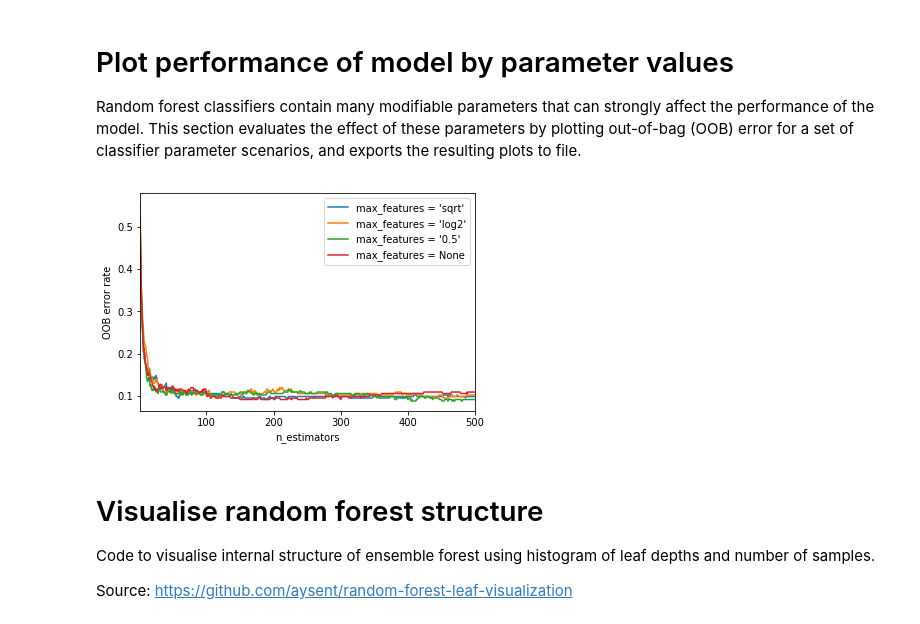
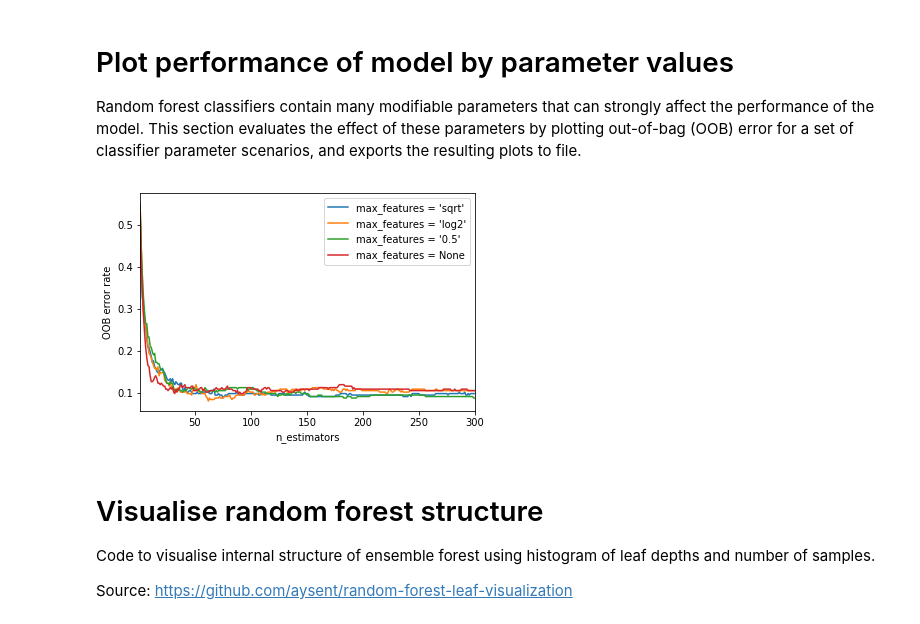
Before and after one commit to ML-MachineLearning/randomforest-GA, a Jupyter notebook: random_forest.ipynb, the cells around one changed output. Cells and saved outputs as stored; diff of their text form; code cells hidden in the pictures.

```diff
--- a/random_forest.ipynb
+++ b/random_forest.ipynb
@@ -691,9 +713,9 @@ classifier_scenario = [("max_features = 'sqrt'",
                                                oob_score = True,
                                                max_features = "sqrt")),
                        ("max_features = 'log2'",
-                      RandomForestClassifier(warm_start = True,
-                                             oob_score = True,
-                                             max_features = "log2")),
+                        RandomForestClassifier(warm_start = True,
+                                               oob_score = True,
+                                               max_features = "log2")),
                        ("max_features = '0.5'",
                         RandomForestClassifier(warm_start = True,
                                                max_features = 0.5,
@@ -711,35 +733,35 @@ classifier_scenario = [("max_features = 'sqrt'",
 #                        ("Leaf = 5",
 #                         RandomForestClassifier(warm_start = True,
 #                                                min_samples_leaf = 5,
 #                                                oob_score = True)),
 #                        ("Leaf = 20",
 #                         RandomForestClassifier(warm_start = True,
 #                                                min_samples_leaf = 20,
 #                                                oob_score = True))]
 
 # # Test effect of max depth
 # classifier_scenario = [("Max depth = 5",
 #                       RandomForestClassifier(warm_start = True,
 #                                              max_depth = 5,
 #                                              oob_score = True)),
 #                        ("Max depth = 10",
 #                         RandomForestClassifier(warm_start = True,
 #                                                max_depth = 10,
 #                                                oob_score = True)),
 #                        ("Max depth = 20",
 #                         RandomForestClassifier(warm_start = True,
 #                                                max_depth = 20,
 #                                                oob_score = True))]
 
 
 # Plot OOB error by classifier scenario
 randomforest_eval(training_labels = train_lab,
                   training_samples = train_samp,
                   classifier_scenario = classifier_scenario,
                   output_path = "figures/random_forest_params.png",
-                  max_estimators = 500)
+                  max_estimators = 300)
 # %% [output]
-[figure, old version]
+[figure, new version]
 # %% [markdown]
 # Visualise random forest structure
 Code to visualise internal structure of ensemble forest using histogram of leaf depths and number of samples.
```
Also changed, not shown: parts of 5 cells of this notebook.
